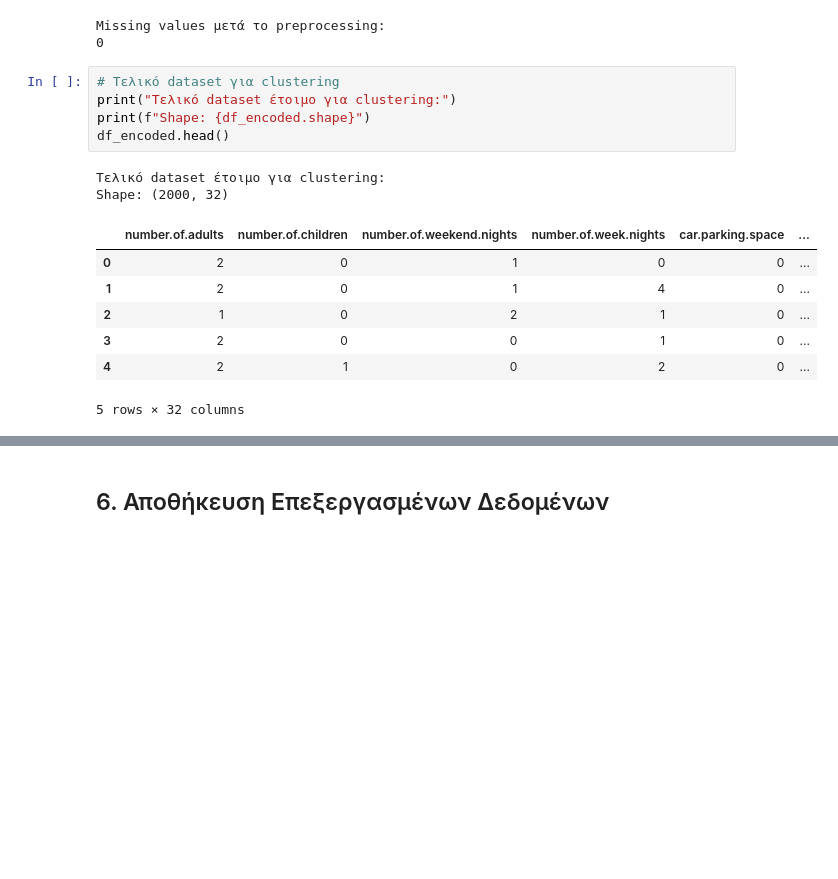
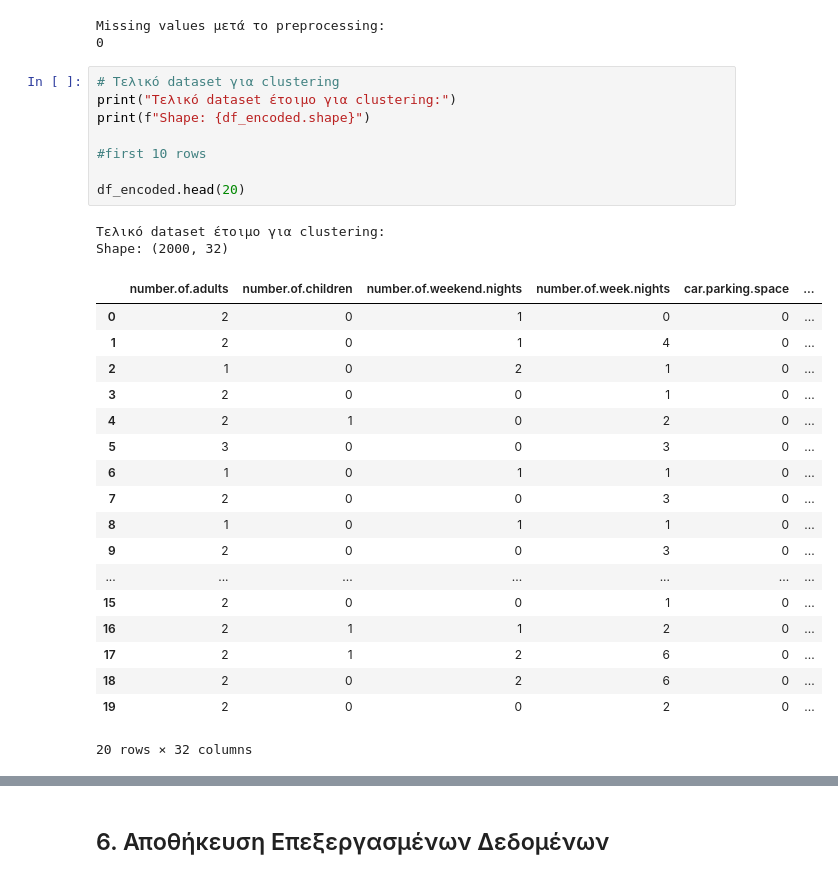
Before and after one commit to dgodolias/HotelCancellationsClustering, a Jupyter notebook: preprocessing.ipynb, the cells around one changed output, grey strips where cells are left out. Cells and saved outputs as stored; diff of their text form; blank space fills up the shorter version.

```diff
--- a/preprocessing.ipynb
+++ b/preprocessing.ipynb
@@ -288,15 +288,29 @@ Missing values μετά το preprocessing:
 # %%
 # Τελικό dataset για clustering
 print("Τελικό dataset έτοιμο για clustering:")
 print(f"Shape: {df_encoded.shape}")
-df_encoded.head()
+
+#first 10 rows
+
+df_encoded.head(20)
 # %% [output]
 Τελικό dataset έτοιμο για clustering:
 Shape: (2000, 32)
 |  | number.of.adults | number.of.children | number.of.weekend.nights | number.of.week.nights | car.parking.space | ... |
 | 0 | 2 | 0 | 1 | 0 | 0 | ... |
 | 1 | 2 | 0 | 1 | 4 | 0 | ... |
 | 2 | 1 | 0 | 2 | 1 | 0 | ... |
 | 3 | 2 | 0 | 0 | 1 | 0 | ... |
 | 4 | 2 | 1 | 0 | 2 | 0 | ... |
+| 5 | 3 | 0 | 0 | 3 | 0 | ... |
+| 6 | 1 | 0 | 1 | 1 | 0 | ... |
+| 7 | 2 | 0 | 0 | 3 | 0 | ... |
+| 8 | 1 | 0 | 1 | 1 | 0 | ... |
+| 9 | 2 | 0 | 0 | 3 | 0 | ... |
+| ... | ... | ... | ... | ... | ... | ... |
+| 15 | 2 | 0 | 0 | 1 | 0 | ... |
+| 16 | 2 | 1 | 1 | 2 | 0 | ... |
+| 17 | 2 | 1 | 2 | 6 | 0 | ... |
+| 18 | 2 | 0 | 2 | 6 | 0 | ... |
+| 19 | 2 | 0 | 0 | 2 | 0 | ... |
-5 rows × 32 columns
+20 rows × 32 columns
```
Also changed, not shown: parts of 27 cells of this notebook.
